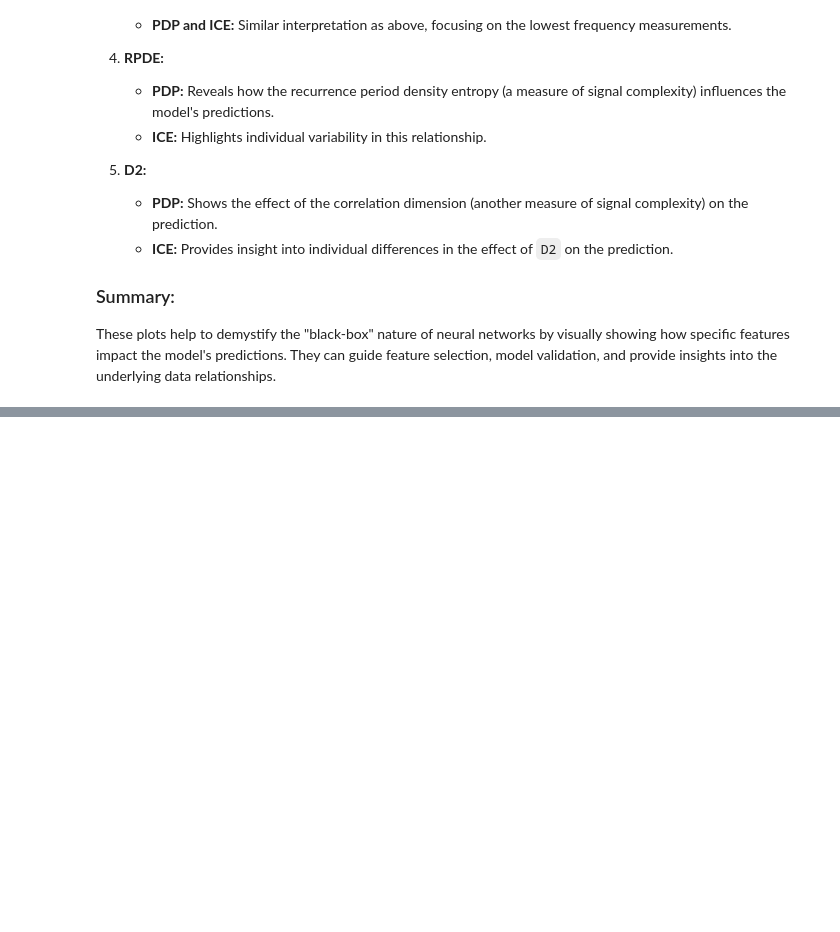
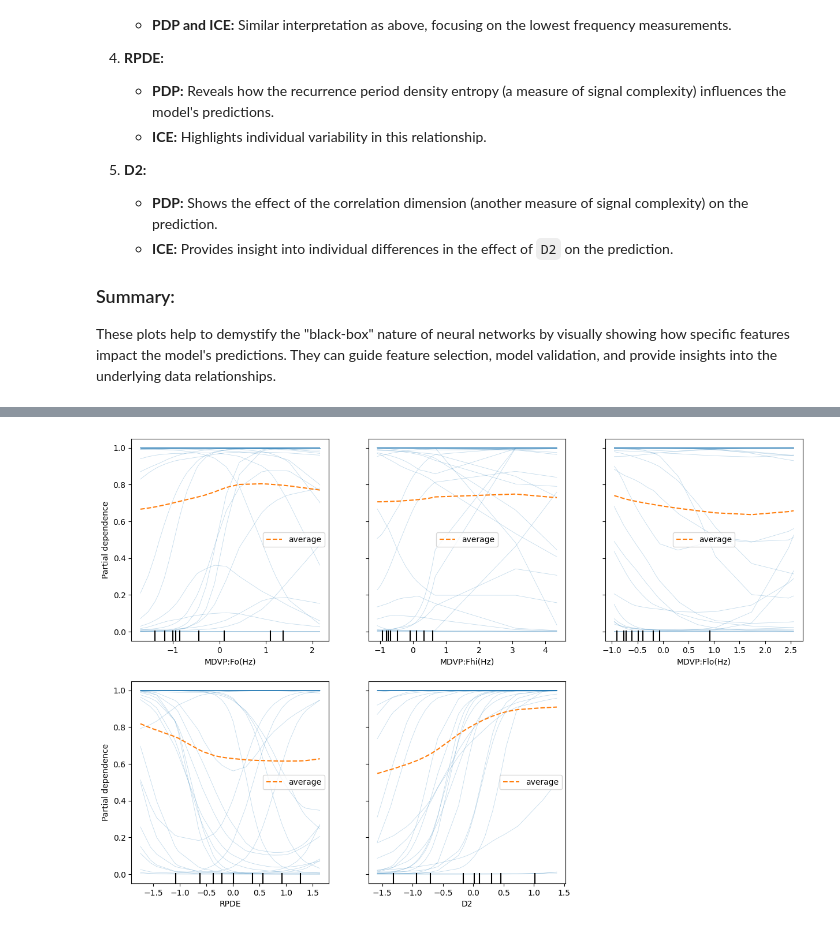
Before and after one commit to kramachandrashenoy/Miniproject, a Jupyter notebook: Parkinson/Parkinson.ipynb, the cells around one changed output, grey strips where cells are left out. Cells and saved outputs as stored; diff of their text form; code cells hidden in the pictures; blank space fills up the shorter version.

```diff
--- a/Parkinson/Parkinson.ipynb
+++ b/Parkinson/Parkinson.ipynb
@@ -134,3 +183,89 @@ Let's go through a hypothetical interpretation of the features you've chosen to
 
 ### Summary:
 These plots help to demystify the "black-box" nature of neural networks by visually showing how specific features impact the model's predictions. They can guide feature selection, model validation, and provide insights into the underlying data relationships.
+# %%
+import numpy as np
+import pandas as pd
+from sklearn.model_selection import train_test_split
+from sklearn.preprocessing import StandardScaler
+from sklearn.neural_network import MLPClassifier
+from sklearn.metrics import accuracy_score, confusion_matrix, ConfusionMatrixDisplay
+import pickle
+from lime.lime_tabular import LimeTabularExplainer
+from sklearn.inspection import PartialDependenceDisplay
+import matplotlib.pyplot as plt
+
+# Load CSV data into a pandas DataFrame
+parkinsons_data = pd.read_csv(r"C:\Users\Ramachandra\OneDrive\Desktop\6th sem miniproject\parkinsons (1).csv")
+
+# Split features and target
+X = parkinsons_data.drop(columns=['name', 'status'], axis=1)
+Y = parkinsons_data['status']
+
+# Split data into training and test sets
+X_train, X_test, Y_train, Y_test = train_test_split(X, Y, test_size=0.2, random_state=2)
+
+# Standardize the data
+scaler = StandardScaler()
+X_train_scaled = scaler.fit_transform(X_train)
+X_test_scaled = scaler.transform(X_test)
+
+# Initialize MLPClassifier with modified parameters
+mlp_classifier = MLPClassifier(
+    hidden_layer_sizes=(150, 75, 25),  # Adjusted hidden layer sizes
+    activation='relu',  # Changed activation function
+    alpha=0.001,  # Adjusted regularization strength
+    solver='adam',  # Changed optimizer
+    max_iter=1000,  # Increased max iterations
+    random_state=2,
+)
+
+# Train MLP classifier with modified parameters
+mlp_classifier.fit(X_train_scaled, Y_train)
+
+# Model evaluation using accuracy score
+train_accuracy = accuracy_score(Y_train, mlp_classifier.predict(X_train_scaled))
+test_accuracy = accuracy_score(Y_test, mlp_classifier.predict(X_test_scaled))
+
+print("Accuracy on training data:", train_accuracy)
+print("Accuracy on test data:", test_accuracy)
+
+# Save the MLP model using pickle
+filename = 'parkinsons_mlp_model.sav'
+pickle.dump(mlp_classifier, open(filename, 'wb'))
+
+# Create a LimeTabularExplainer
+explainer = LimeTabularExplainer(X_train_scaled, feature_names=X.columns.tolist(), class_names=['Healthy', 'Parkinsons'])
+
+# Example input data
+input_data = np.array([197.07600, 206.89600, 192.05500, 0.00289, 0.00001, 0.00166, 0.00168, 0.00498, 0.01098, 0.09700, 0.00563, 0.00680, 0.00802, 0.01689, 0.00339, 26.77500, 0.422229, 0.741367, -7.348300, 0.177551, 1.743867, 0.085569]).reshape(1, -1)
+
+# Generate explanations for a single instance
+exp = explainer.explain_instance(input_data[0], mlp_classifier.predict_proba, num_features=5)
+
+print('LIME Explanation:')
+print(exp.as_list())
+exp.show_in_notebook()
+
+# PDP and ICE plots using sklearn.inspection
+features_to_plot = ['MDVP:Fo(Hz)', 'MDVP:Fhi(Hz)', 'MDVP:Flo(Hz)', 'RPDE', 'D2']
+
+# Plot PDP and ICE for selected features
+fig, ax = plt.subplots(figsize=(15, 10))
+display = PartialDependenceDisplay.from_estimator(
+    mlp_classifier,
+    X_test_scaled,
+    features=features_to_plot,
+    feature_names=X.columns,
+    kind="both",  # plot both PDP and ICE
+    ax=ax
+)
+plt.show()
+
+# Draw confusion matrix
+Y_pred = mlp_classifier.predict(X_test_scaled)
+cm = confusion_matrix(Y_test, Y_pred)
+disp = ConfusionMatrixDisplay(confusion_matrix=cm, display_labels=['Healthy', 'Parkinsons'])
+disp.plot()
+plt.show()
+# %% [output]
@@ -136,0 +277 @@ These plots help to demystify the "black-box" nature of neural networks by visua
+[figure, added]
```
Also changed, not shown: parts of 3 cells of this notebook.
